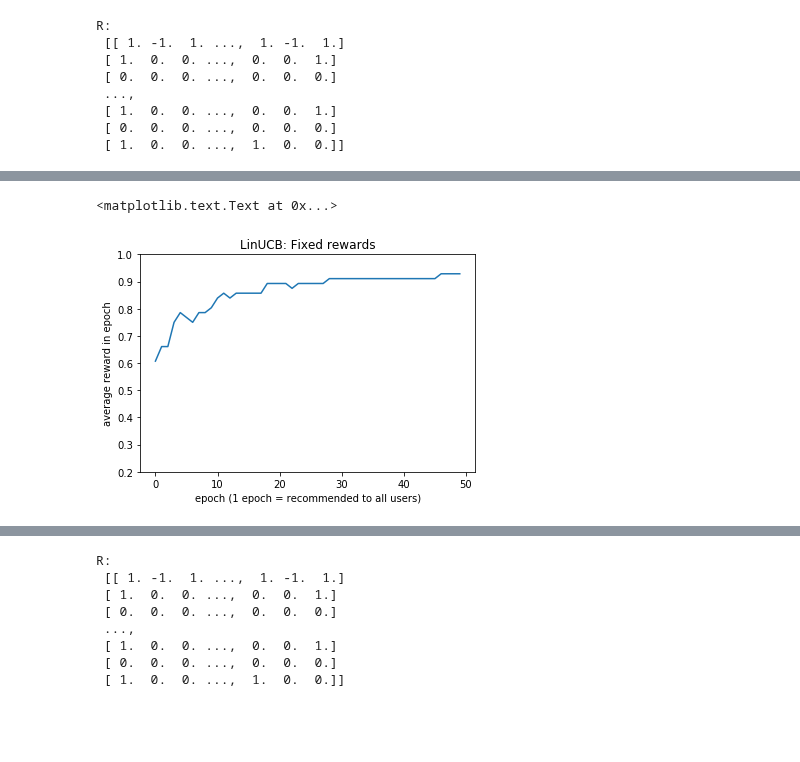
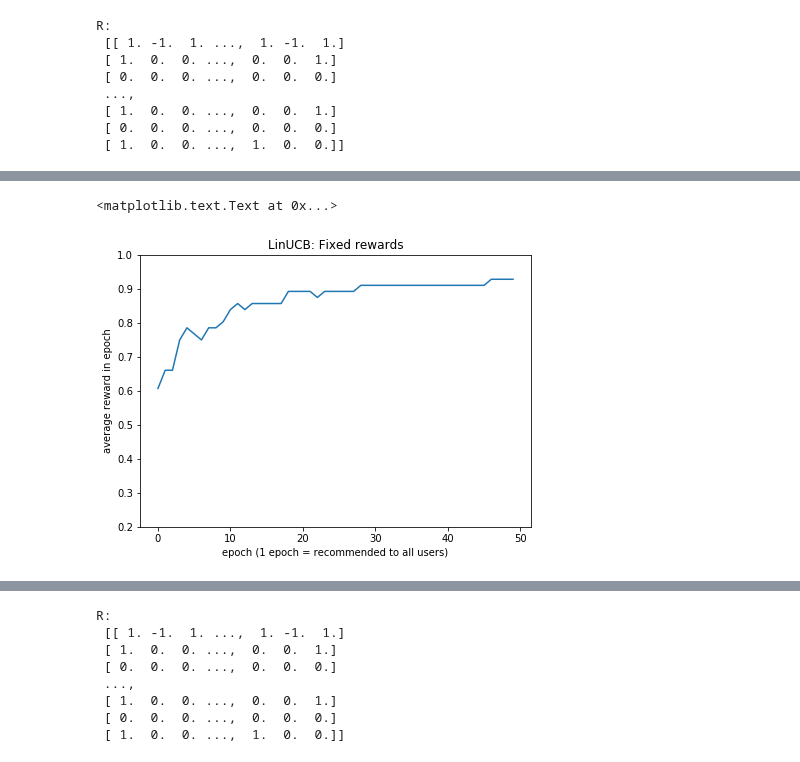
Before and after one commit to BartyzalRadek/contextual-bandits-recommender, a Jupyter notebook: LinUCB.ipynb, the cells around one changed output, grey strips where cells are left out. Saved outputs shown, nothing was run; the diff lists cells and outputs as text; code cells hidden in the pictures; blank space fills up the shorter version.

Commit message:
Set figure sizes.

```diff
--- a/LinUCB.ipynb
+++ b/LinUCB.ipynb
@@ -57,14 +57,16 @@ Finished epoch 47/50 with avg reward 0.9285714285714286 in 1.55332612991333s
 Finished epoch 48/50 with avg reward 0.9285714285714286 in 1.4004156589508057s
 Finished epoch 49/50 with avg reward 0.9285714285714286 in 1.4852497577667236s
 # %%
+from matplotlib.pylab import rcParams
+rcParams['figure.figsize'] = 7, 5
 plt.plot(range(len(avg_reward)), avg_reward)
 plt.ylabel('average reward in epoch')
 plt.ylim(0.2, 1)
 plt.xlabel('epoch (1 epoch = recommended to all users)')
 plt.title('LinUCB: Fixed rewards')
 # %% [output]
 <matplotlib.text.Text at 0x...>
-[figure, old version]
+[figure, new version]
 # %%
 ucb_stochastic = LinUCB(alpha=0.1, dataset=None, max_items=100,
                         allow_selecting_known_arms=True, fixed_rewards=False, prob_reward_p=0.9)
```
Also changed, not shown: parts of 1 cell of this notebook, 1 other file.
